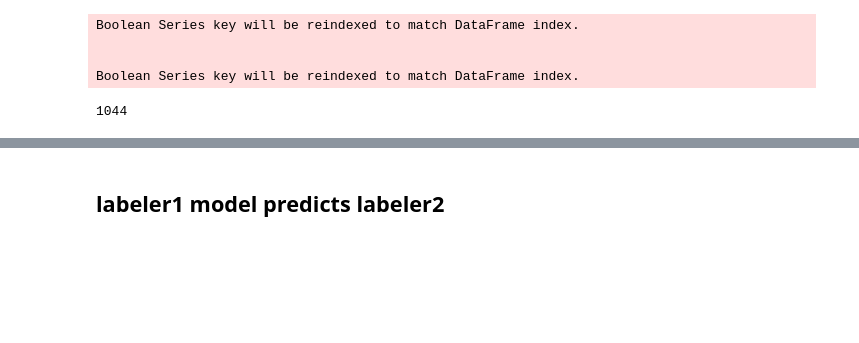
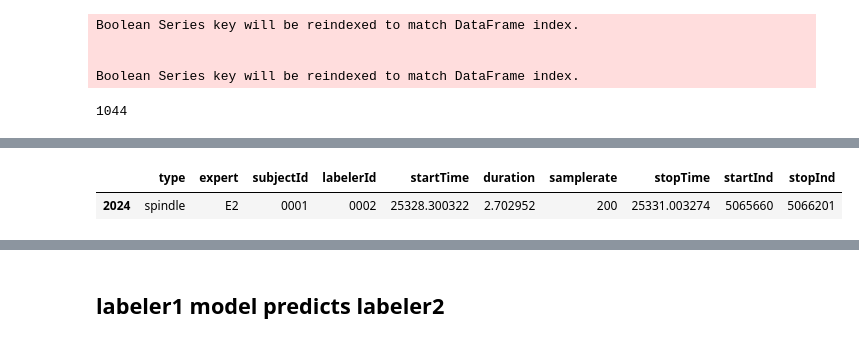
Before and after one commit to quiquegurdiel/SpinCo, a Jupyter notebook: Experiment007_interpredictability.ipynb, the cells around one changed output, grey strips where cells are left out. Cells and saved outputs as stored; diff of their text form; code cells hidden in the pictures; blank space fills up the shorter version.

```diff
--- a/Experiment007_interpredictability.ipynb
+++ b/Experiment007_interpredictability.ipynb
@@ -339,0 +223,5 @@ fig.show()
+# %%
+mini2
+# %% [output]
+|  | type | expert | subjectId | labelerId | startTime | duration | samplerate | stopTime | startInd | stopInd |
+| 2024 | spindle | E2 | 0001 | 0002 | 25328.300322 | 2.702952 | 200 | 25331.003274 | 5065660 | 5066201 |
```
Also changed, not shown: parts of 14 cells of this notebook, 2 other files.
